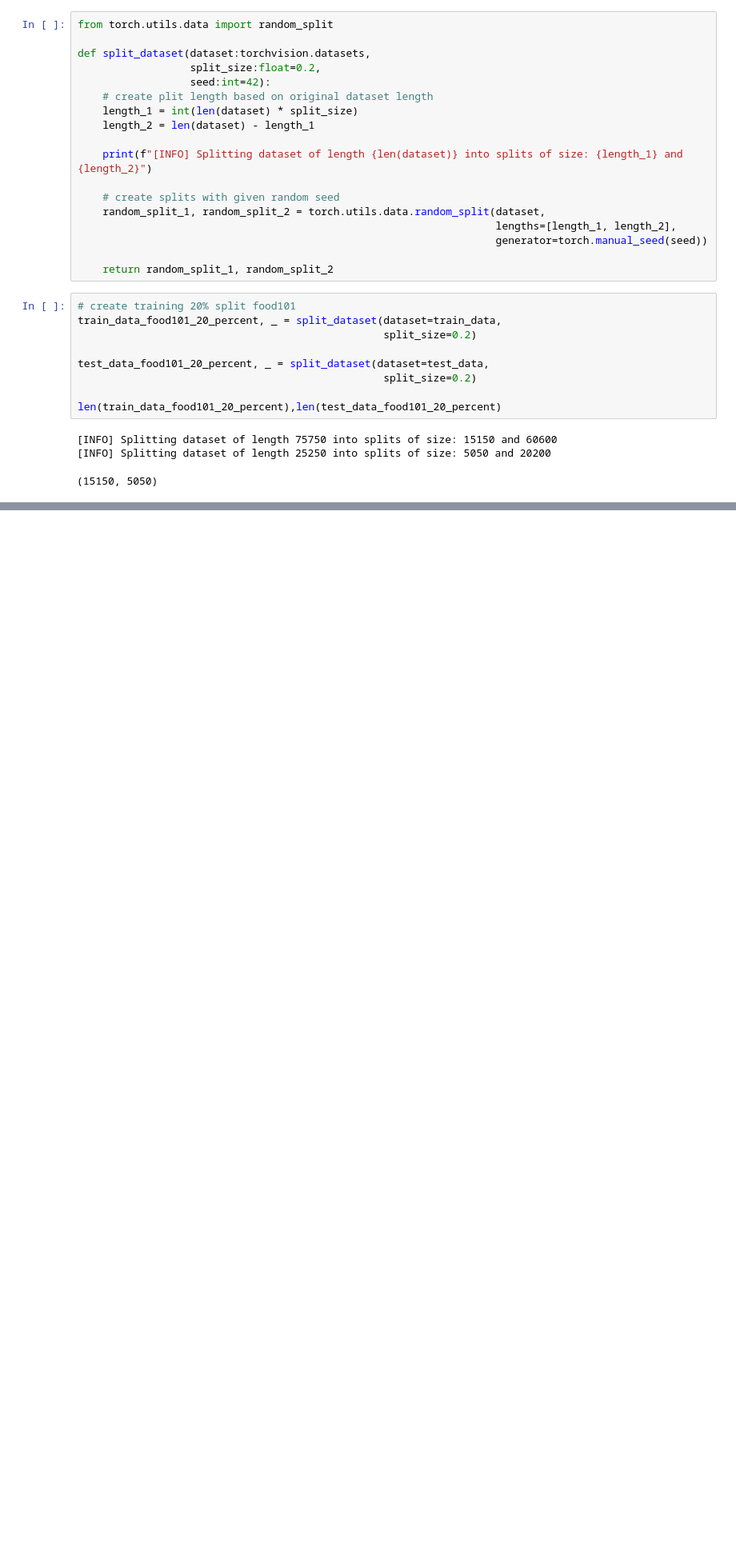
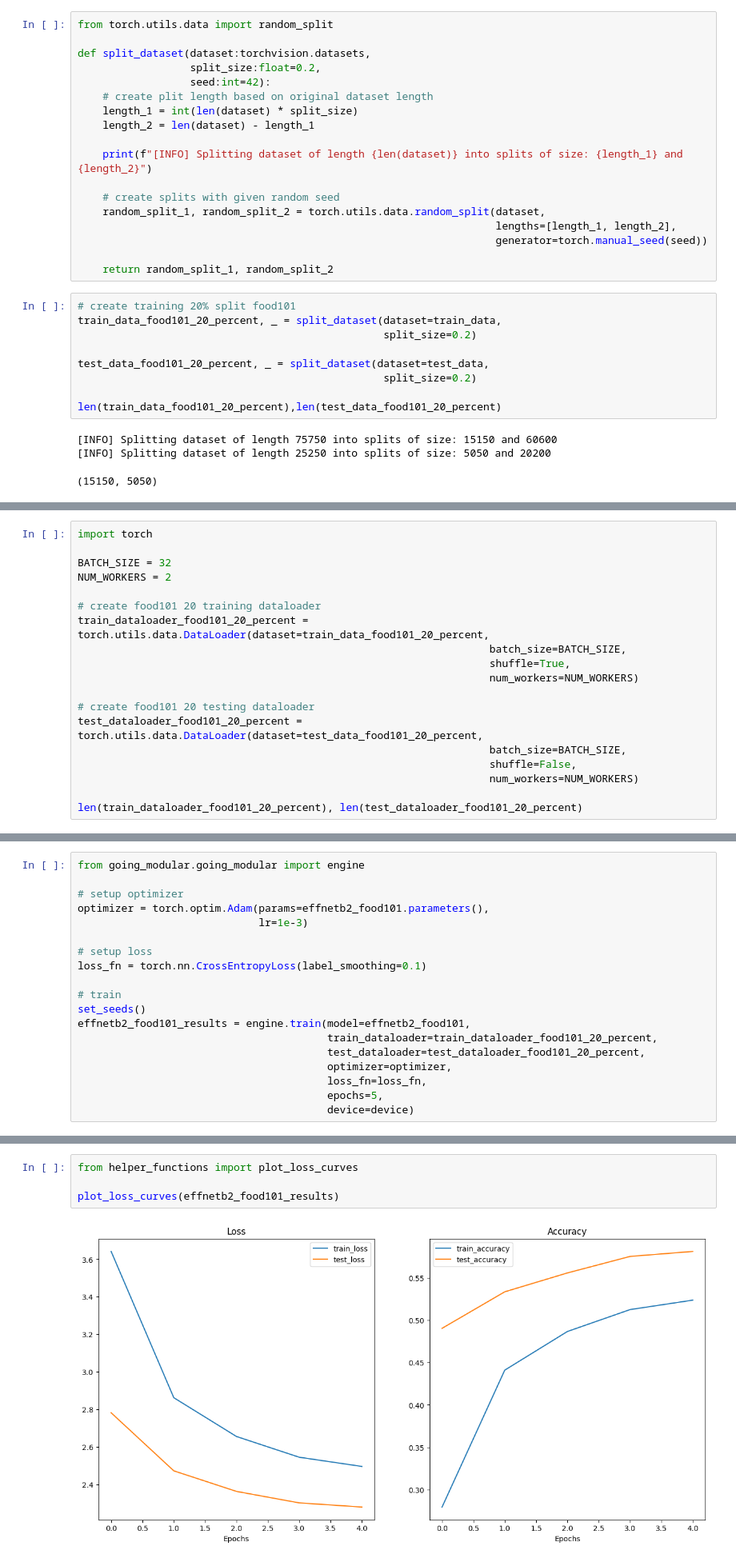
Before and after one commit to BMugo84/pytorch_in_25_hours, a Jupyter notebook: 09_pytorch_model_deployment.ipynb, the cells around one changed output, grey strips where cells are left out. Shown at 80% size. Cells and saved outputs as stored; diff of their text form; blank space fills up the shorter version.

```diff
--- a/09_pytorch_model_deployment.ipynb
+++ b/09_pytorch_model_deployment.ipynb
@@ -1562,0 +1565,19 @@ len(train_data_food101_20_percent),len(test_data_food101_20_percent)
+# %%
+import torch
+
+BATCH_SIZE = 32
+NUM_WORKERS = 2
+
+# create food101 20 training dataloader
+train_dataloader_food101_20_percent = torch.utils.data.DataLoader(dataset=train_data_food101_20_percent,
+                                                                  batch_size=BATCH_SIZE,
+                                                                  shuffle=True,
+                                                                  num_workers=NUM_WORKERS)
+
+# create food101 20 testing dataloader
+test_dataloader_food101_20_percent = torch.utils.data.DataLoader(dataset=test_data_food101_20_percent,
+                                                                  batch_size=BATCH_SIZE,
+                                                                  shuffle=False,
+                                                                  num_workers=NUM_WORKERS)
+
+len(train_dataloader_food101_20_percent), len(test_dataloader_food101_20_percent)
@@ -1562,0 +1613,19 @@ len(train_data_food101_20_percent),len(test_data_food101_20_percent)
+# %%
+from going_modular.going_modular import engine
+
+# setup optimizer
+optimizer = torch.optim.Adam(params=effnetb2_food101.parameters(),
+                             lr=1e-3)
+
+# setup loss
+loss_fn = torch.nn.CrossEntropyLoss(label_smoothing=0.1)
+
+# train
+set_seeds()
+effnetb2_food101_results = engine.train(model=effnetb2_food101,
+                                        train_dataloader=train_dataloader_food101_20_percent,
+                                        test_dataloader=test_dataloader_food101_20_percent,
+                                        optimizer=optimizer,
+                                        loss_fn=loss_fn,
+                                        epochs=5,
+                                        device=device)
@@ -1562,0 +1640,6 @@ len(train_data_food101_20_percent),len(test_data_food101_20_percent)
+# %%
+from helper_functions import plot_loss_curves
+
+plot_loss_curves(effnetb2_food101_results)
+# %% [output]
+[figure, added]
```
Also changed, not shown: parts of 39 cells of this notebook.
